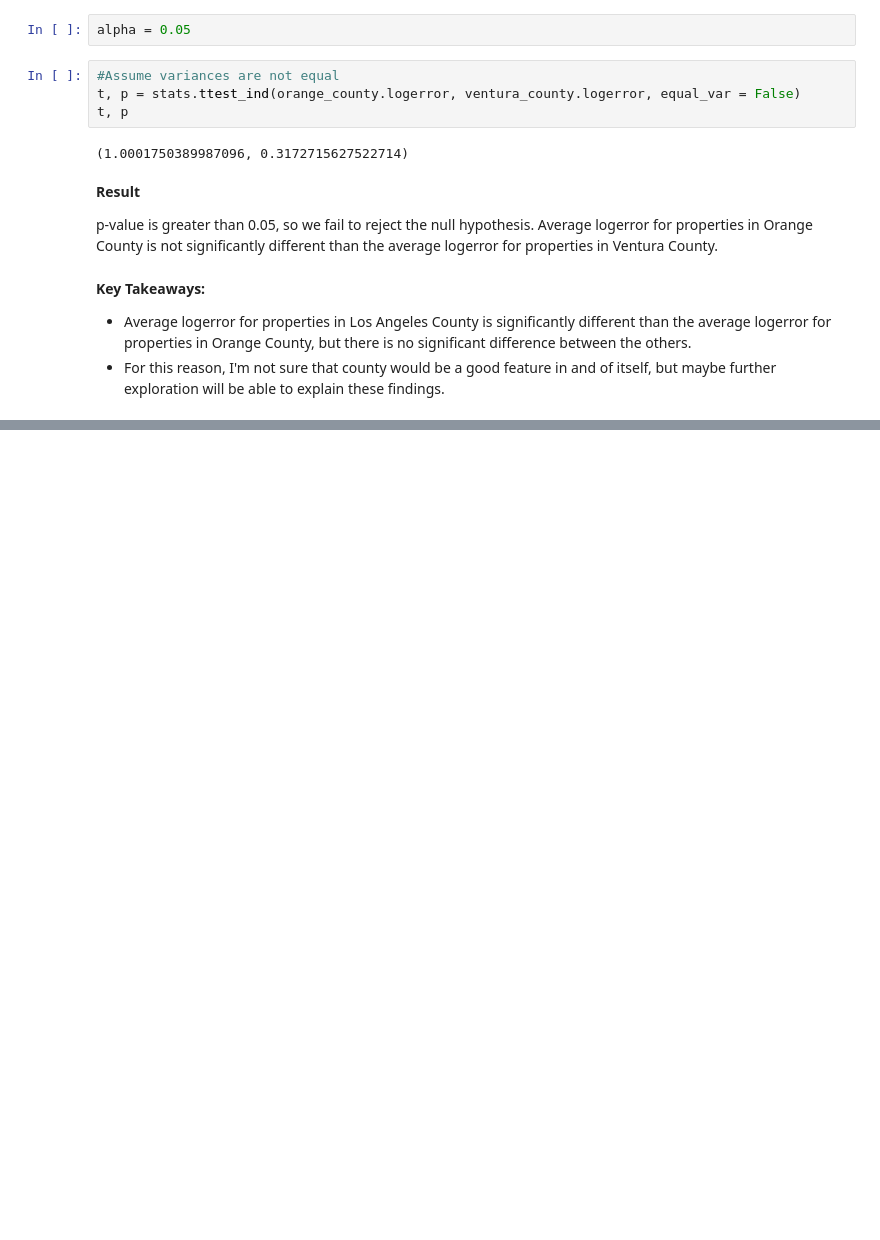
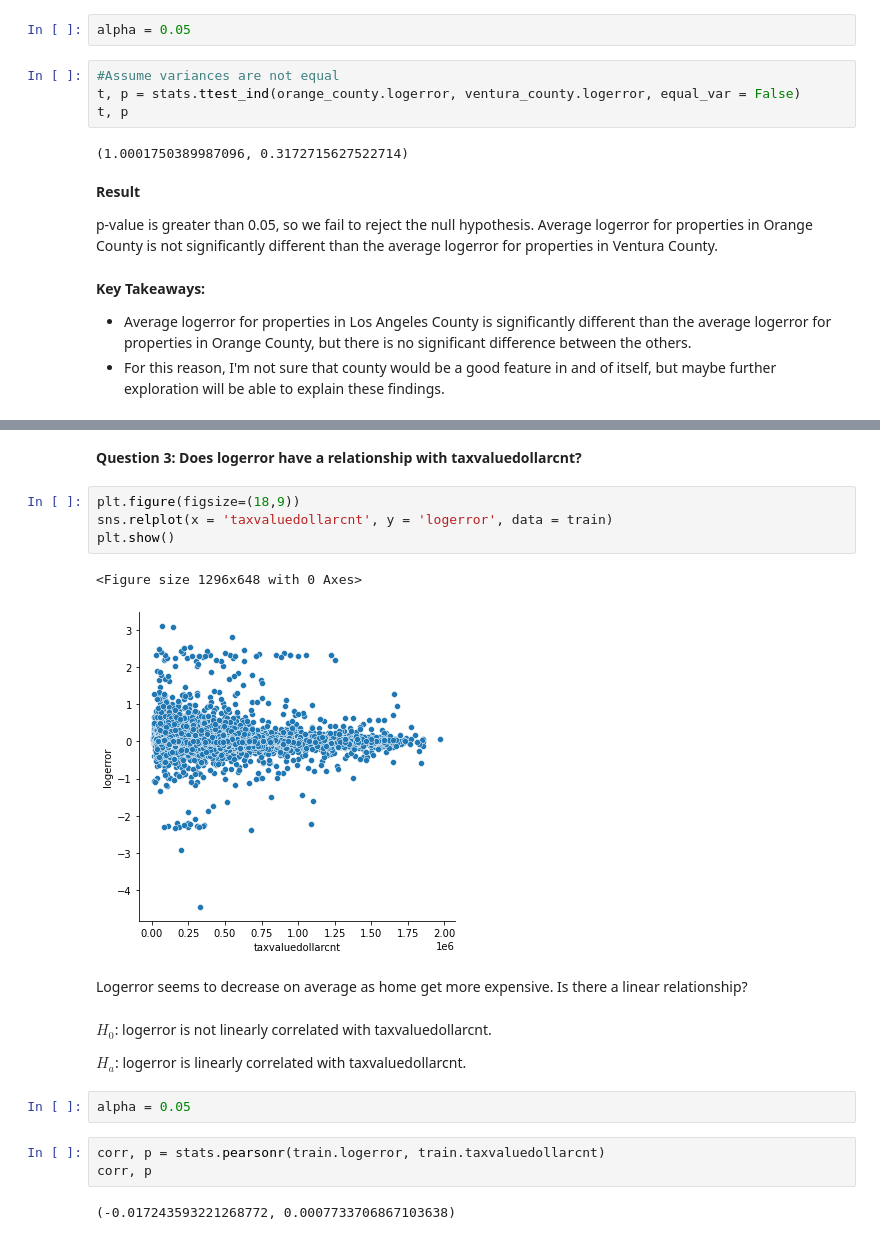
Before and after one commit to johnathon-smith/clustering-exercises, a Jupyter notebook: explore_zillow.ipynb, the cells around one changed output, grey strips where cells are left out. Saved outputs shown, nothing was run; the diff lists cells and outputs as text; blank space fills up the shorter version.

```diff
--- a/explore_zillow.ipynb
+++ b/explore_zillow.ipynb
@@ -181,0 +240,22 @@ __Key Takeaways:__
+# %% [markdown]
+__Question 3: Does logerror have a relationship with taxvaluedollarcnt?__
+# %%
+plt.figure(figsize=(18,9))
+sns.relplot(x = 'taxvaluedollarcnt', y = 'logerror', data = train)
+plt.show()
+# %% [output]
+<Figure size 1296x648 with 0 Axes>
+[figure, added]
+# %% [markdown]
+Logerror seems to decrease on average as home get more expensive. Is there a linear relationship?
+# %% [markdown]
+$H_0$: logerror is not linearly correlated with taxvaluedollarcnt.
+
+$H_a$: logerror is linearly correlated with taxvaluedollarcnt.
+# %%
+alpha = 0.05
+# %%
+corr, p = stats.pearsonr(train.logerror, train.taxvaluedollarcnt)
+corr, p
+# %% [output]
+(-0.017243593221268772, 0.0007733706867103638)
```
Also changed, not shown: parts of 51 cells of this notebook.
